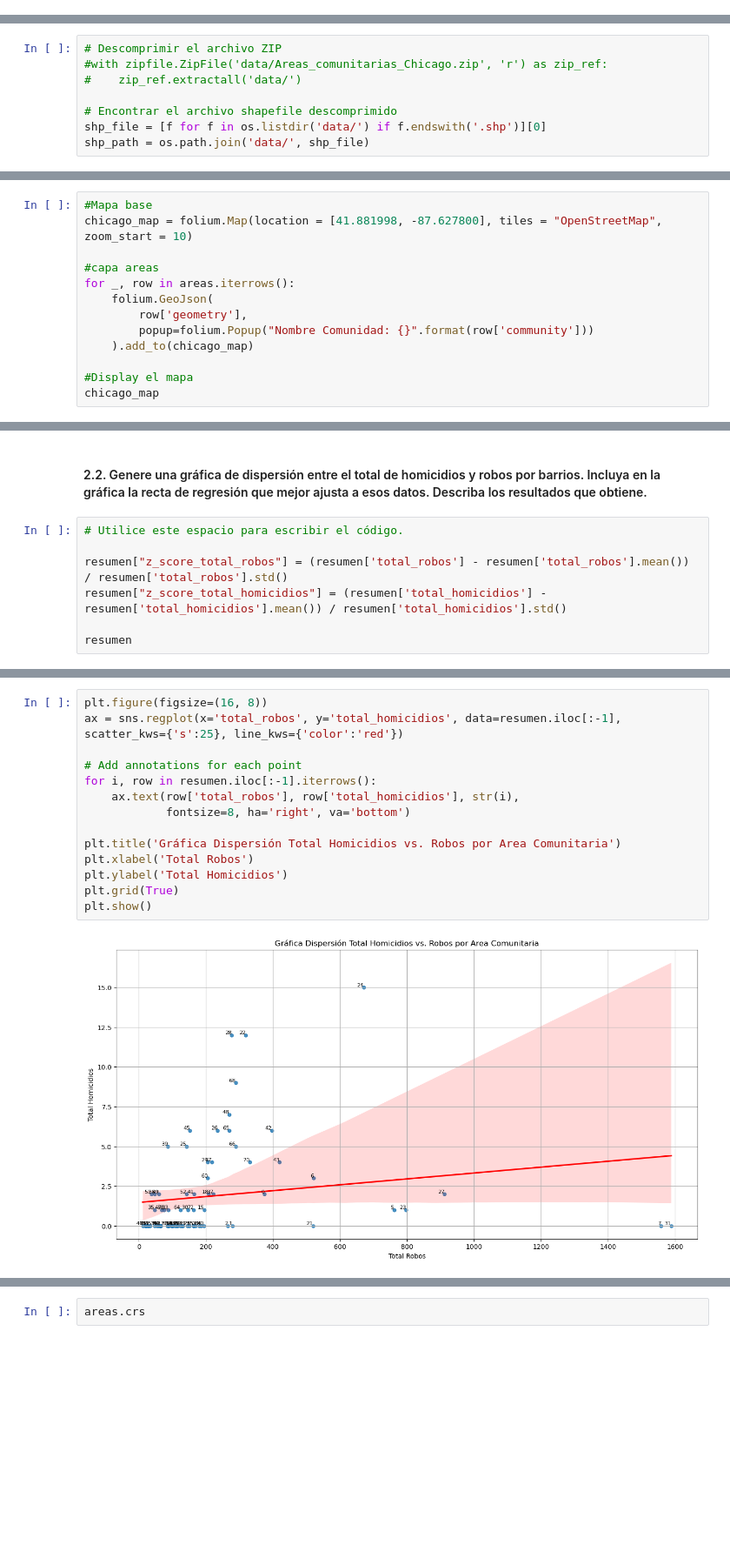
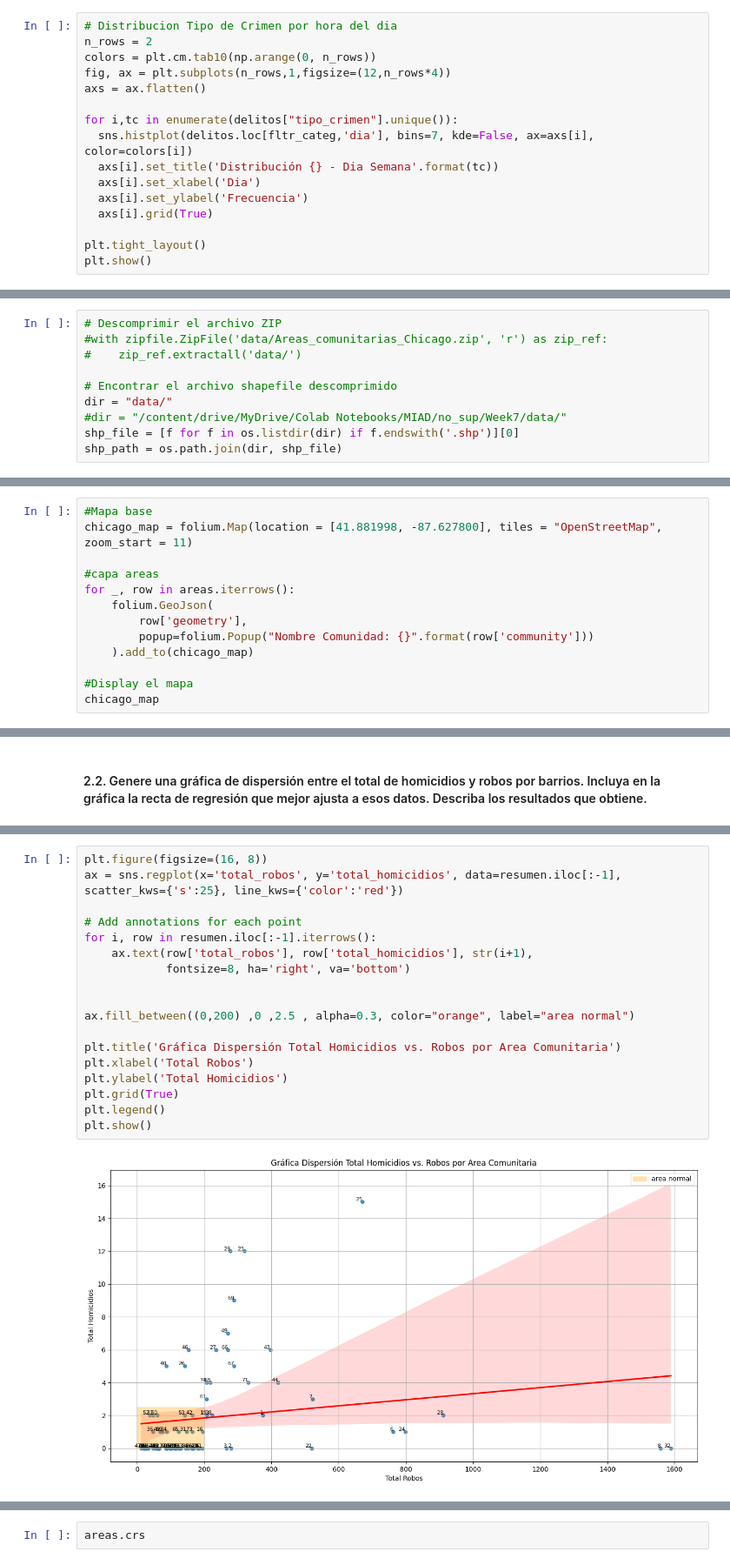
Before and after one commit to paulguz261/MIAD_2024_NO_SUPERVISADO, a Jupyter notebook: Week7/S7_LC_Taller_Geograficos_KDE.ipynb, the cells around one changed output, grey strips where cells are left out. Shown at 87% size. Cells and saved outputs as stored; diff of their text form; blank space fills up the shorter version.

```diff
--- a/Week7/S7_LC_Taller_Geograficos_KDE.ipynb
+++ b/Week7/S7_LC_Taller_Geograficos_KDE.ipynb
@@ -151,0 +145,16 @@ plt.show()
+# %%
+# Distribucion Tipo de Crimen por hora del dia
+n_rows = 2
+colors = plt.cm.tab10(np.arange(0, n_rows))
+fig, ax = plt.subplots(n_rows,1,figsize=(12,n_rows*4))
+axs = ax.flatten()
+
+for i,tc in enumerate(delitos["tipo_crimen"].unique()):
+  sns.histplot(delitos.loc[fltr_categ,'dia'], bins=7, kde=False, ax=axs[i], color=colors[i])
+  axs[i].set_title('Distribución {} - Dia Semana'.format(tc))
+  axs[i].set_xlabel('Dia')
+  axs[i].set_ylabel('Frecuencia')
+  axs[i].grid(True)
+
+plt.tight_layout()
+plt.show()
@@ -245,8 +254,10 @@ También en la carpeta `data` se encuentran los archivos con los polígonos de l
 #    zip_ref.extractall('data/')
 
 # Encontrar el archivo shapefile descomprimido
-shp_file = [f for f in os.listdir('data/') if f.endswith('.shp')][0]
-shp_path = os.path.join('data/', shp_file)
+dir = "data/"
+#dir = "/content/drive/MyDrive/Colab Notebooks/MIAD/no_sup/Week7/data/"
+shp_file = [f for f in os.listdir(dir) if f.endswith('.shp')][0]
+shp_path = os.path.join(dir, shp_file)
 # %%
 areas = gpd.read_file(shp_path)
 print("cantidad de poligonos cargados: {}".format(areas.shape[0]))
@@ -256,7 +267,7 @@ cantidad de poligonos cargados: 77
 cantidad de comunidades unicas cargadas77
 # %%
 #Mapa base
-chicago_map = folium.Map(location = [41.881998, -87.627800], tiles = "OpenStreetMap", zoom_start = 10)
+chicago_map = folium.Map(location = [41.881998, -87.627800], tiles = "OpenStreetMap", zoom_start = 11)
 
 #capa areas
 for _, row in areas.iterrows():
@@ -306,9 +357,2 @@ resumen.sort_values(by="total_homicidios", ascending=False)
 # %% [markdown]
 #### 2.2. Genere una gráfica de dispersión entre el total de homicidios y robos por barrios. Incluya en la gráfica la recta de regresión que mejor ajusta a esos datos. Describa los resultados que obtiene.
-# %%
-# Utilice este espacio para escribir el código.
-
-resumen["z_score_total_robos"] = (resumen['total_robos'] - resumen['total_robos'].mean()) / resumen['total_robos'].std()
-resumen["z_score_total_homicidios"] = (resumen['total_homicidios'] - resumen['total_homicidios'].mean()) / resumen['total_homicidios'].std()
-
-resumen
@@ -329,17 +359,21 @@ resumen
 # %%
 plt.figure(figsize=(16, 8))
 ax = sns.regplot(x='total_robos', y='total_homicidios', data=resumen.iloc[:-1], scatter_kws={'s':25}, line_kws={'color':'red'})
 
 # Add annotations for each point
 for i, row in resumen.iloc[:-1].iterrows():
-    ax.text(row['total_robos'], row['total_homicidios'], str(i),
+    ax.text(row['total_robos'], row['total_homicidios'], str(i+1),
             fontsize=8, ha='right', va='bottom')
+
+
+ax.fill_between((0,200) ,0 ,2.5 , alpha=0.3, color="orange", label="area normal")
 
 plt.title('Gráfica Dispersión Total Homicidios vs. Robos por Area Comunitaria')
 plt.xlabel('Total Robos')
 plt.ylabel('Total Homicidios')
 plt.grid(True)
+plt.legend()
 plt.show()
 # %% [output]
-[figure, old version]
+[figure, new version]
 # %% [markdown]
```
Also changed, not shown: parts of 96 cells of this notebook, 7 other files.
